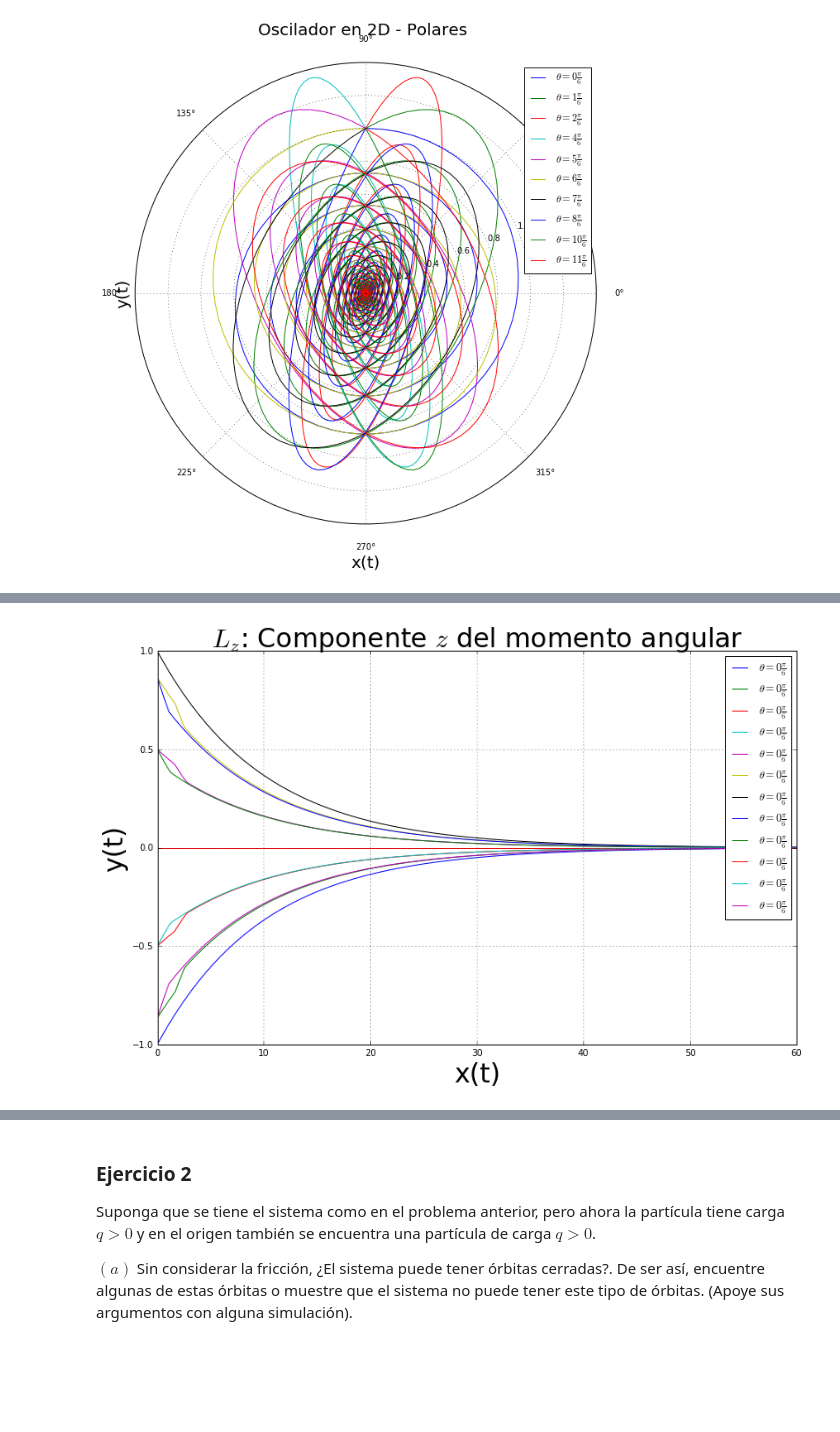
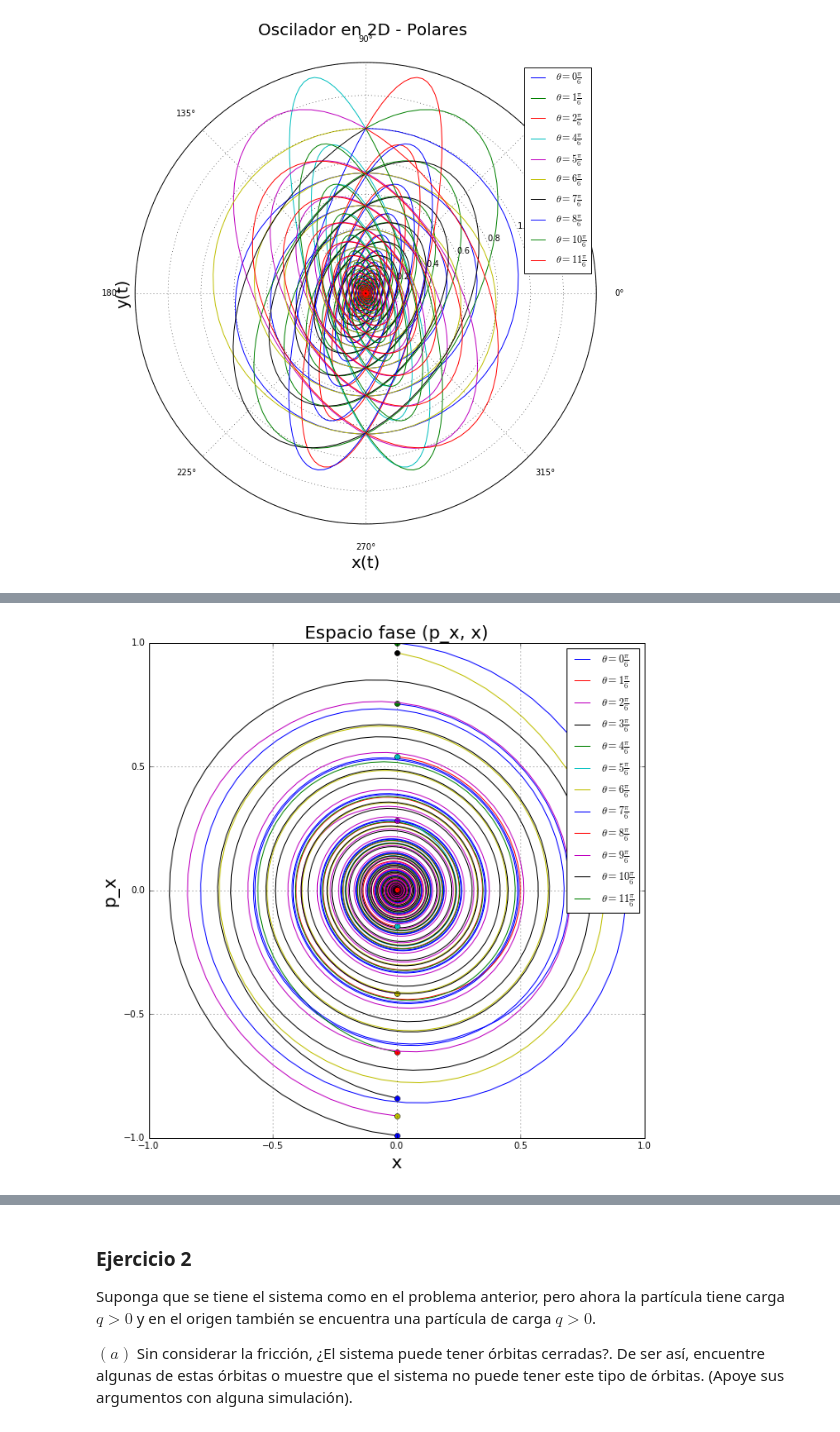
Before and after one commit to ignacio-vc/fcomp, a Jupyter notebook: examenes/examen1.ipynb, the cells around one changed output, grey strips where cells are left out. Cells and saved outputs as stored; diff of their text form; code cells hidden in the pictures; blank space fills up the shorter version.

```diff
--- a/examenes/examen1.ipynb
+++ b/examenes/examen1.ipynb
@@ -177,15 +159,15 @@ def L_z(x_p):
 # %%
-ang = arange(0,12,1)*pi/6
-t_f = 60
-
-fig, ax = plt.subplots(figsize=(13, 8))
+#Graficamos el momento
+fig, ax = plt.subplots(figsize=(15, 10))
+N=50
 grid(True)
-title(r'Energia del oscilador',fontsize = 30),xlabel('x(t)',fontsize=30),ylabel('y(t)',fontsize = 30)
-for a in ang:
-    cond_ini = [0,1,cos(a),sin(a)]
-    t_c, sol_c = rk4(mov_c, cond_ini, [0,t_f])
-    E = Energia(sol_c)
-    plot(t_c, E, label="$ \\theta = "+str(i)+"\\frac{\pi}{6} $")
-ax.legend(bbox_to_anchor=(1.05, 1.0), loc=2, borderaxespad=0.)
+title(u"Momento angular",fontsize = 20),xlabel('x(t)',fontsize=30),ylabel('L',fontsize = 30)
+theta = [n*pi/6. for n in range(12)]
+for i in range(len(theta)):
+    cond_ini = [0,1,cos(i),sin(i)]
+    tc, solc = rk4(mov_c, cond_ini, [0,N])
+    L = L_z(solc)
+    plot(tc, L, label="$ \\theta = "+str(i)+"\\frac{\pi}{6} $")
+ax.legend()
 show()
 # %% [output]
@@ -193,18 +175,17 @@ show()
 # %%
-#Momento angular en funcion del tiempo
-
-ang = arange(0,12,1)*pi/6
-t_f = 60
-
-fig, ax = plt.subplots(figsize=(13, 8))
+#Espacio fase en p_x,x
+fig, ax = plt.subplots(figsize=(10, 10))
+# theta = arange(0,12,1)*pi/6
+N = 100
 grid(True)
-title(r'$L_z$: Componente $z$ del momento angular',fontsize = 30),xlabel('x(t)',fontsize=30),ylabel('y(t)',fontsize = 30)
-for a in ang:
-    cond_ini = [0,1,cos(a),sin(a)]
-    t_c, sol_c = rk4(mov_c, cond_ini, [0,t_f])
-    L = L_z(sol_c)
-    plot(t_c, L, label="$ \\theta = "+str(i)+"\\frac{\pi}{6} $")
+title(r'Espacio fase (p_x, x)',fontsize = 20),xlabel('x',fontsize=20),ylabel('p_x',fontsize = 20)
+theta = [n*pi/6. for n in range(12)]
+for i in range(len(theta)):
+    inicio = [0,1,cos(i),sin(i)]
+    tc, solc = rk4(mov_c, inicio, [0,N])
+    plot(solc[:,0], solc[:,2], label="$ \\theta = "+str(i)+"\\frac{\pi}{6} $")
+    plot(0,cos(i),'o')
 ax.legend()
 show()
 # %% [output]
-[figure, old version]
+[figure, new version]
```
Also changed, not shown: parts of 29 cells of this notebook, 1 other file.
